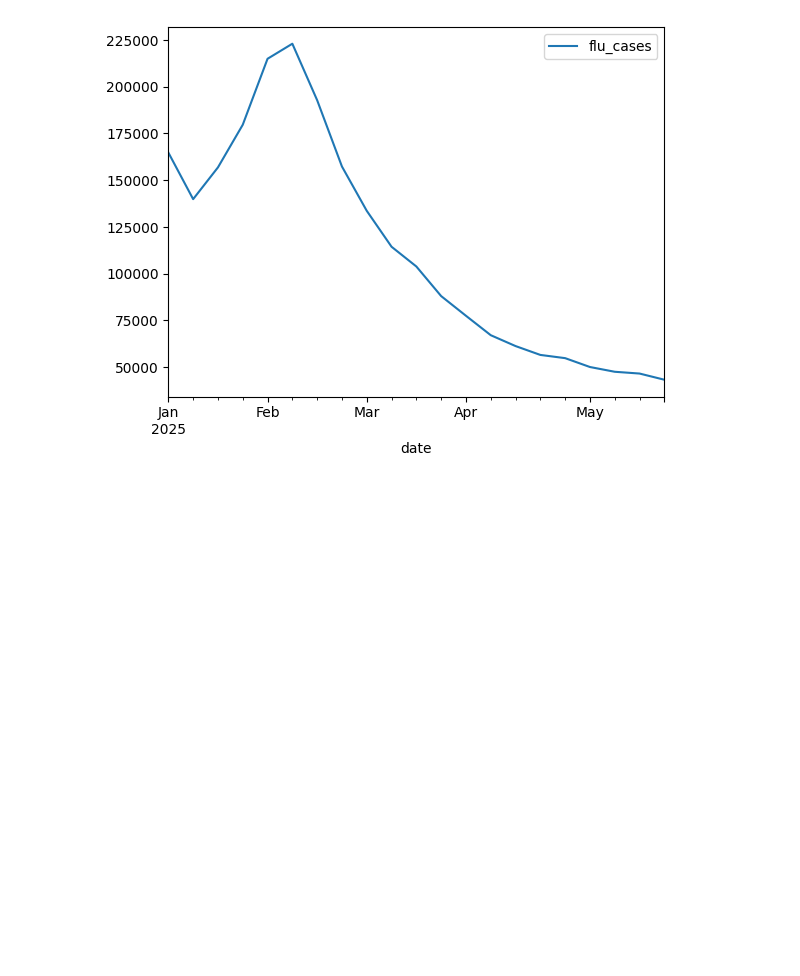
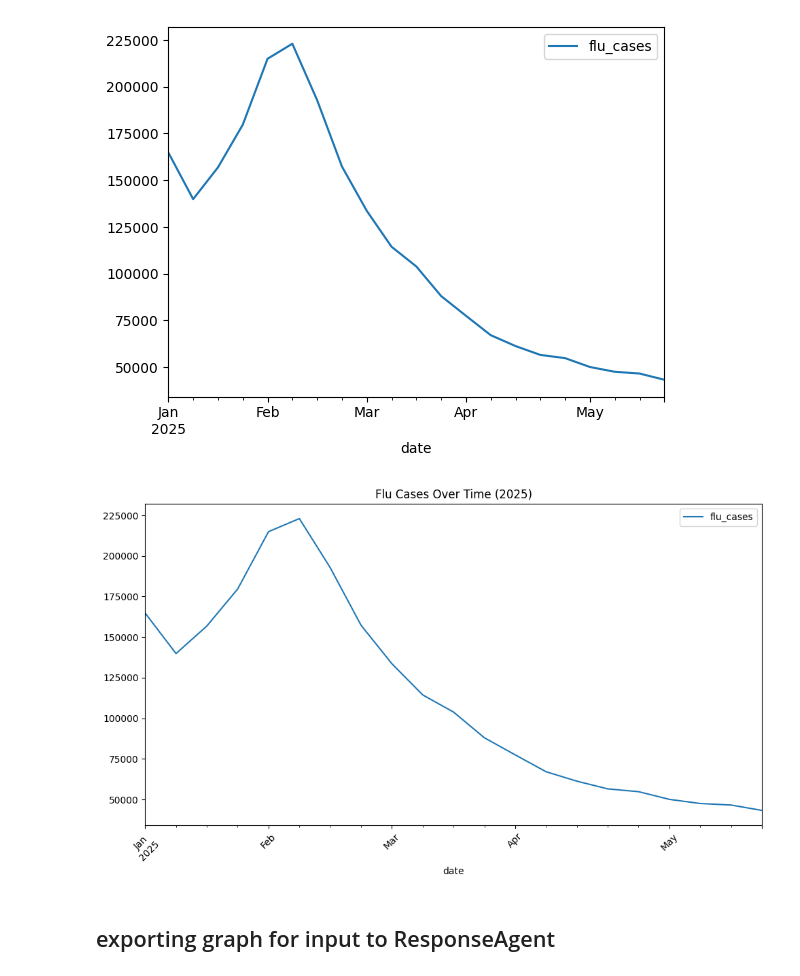
Before and after one commit to ngandlau/hackathon-dc-aegis, a Jupyter notebook: src/notebooks/flu.ipynb, the cells around one changed output. Drawn from its saved outputs; the diff is of its cells as text; code cells hidden in the pictures; blank space fills up the shorter version.

```diff
--- a/src/notebooks/flu.ipynb
+++ b/src/notebooks/flu.ipynb
@@ -60,3 +60,18 @@ df_clean.plot("date", "flu_cases")
 # %% [output]
 <Axes: xlabel='date'>
 [figure]
+# %%
+from matplotlib import pyplot as plt
+import matplotlib.dates as mdates
+
+
+ax = df_clean.plot("date", "flu_cases", figsize=(10, 6))
+plt.xticks(rotation=45)
+plt.title('Flu Cases Over Time (2025)')
+plt.tight_layout()
+plt.savefig('flu_cases_plot.jpg', format='jpeg', dpi=300, bbox_inches='tight')
+plt.show()
+# %% [output]
+[figure, added]
+# %% [markdown]
+## exporting graph for input to ResponseAgent
```
Also changed, not shown: parts of 1 cell of this notebook, 2 other files.
